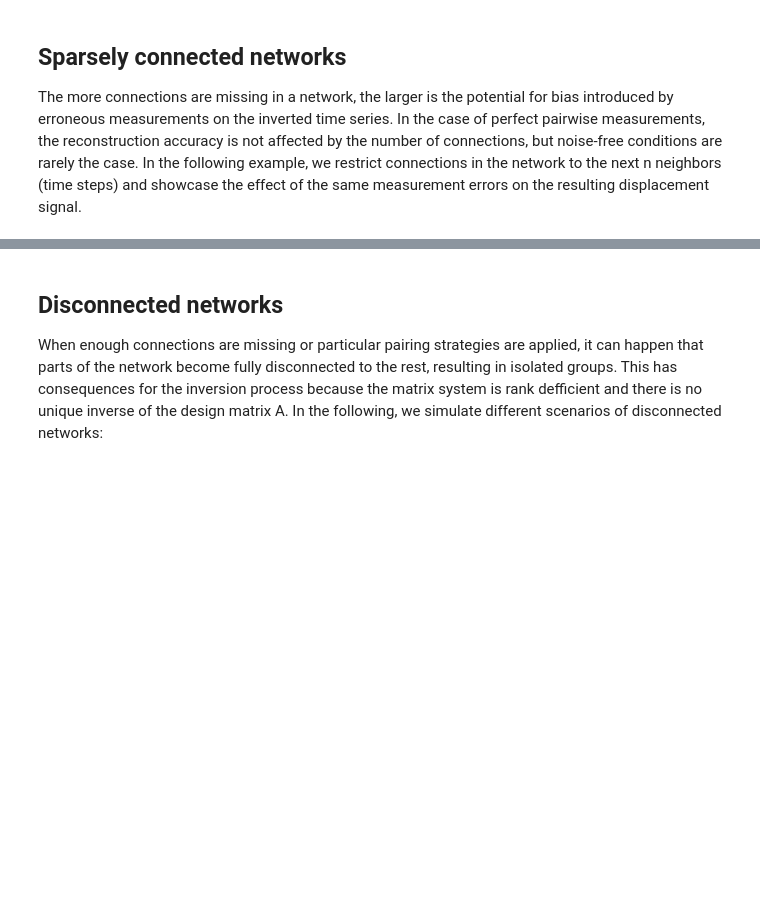
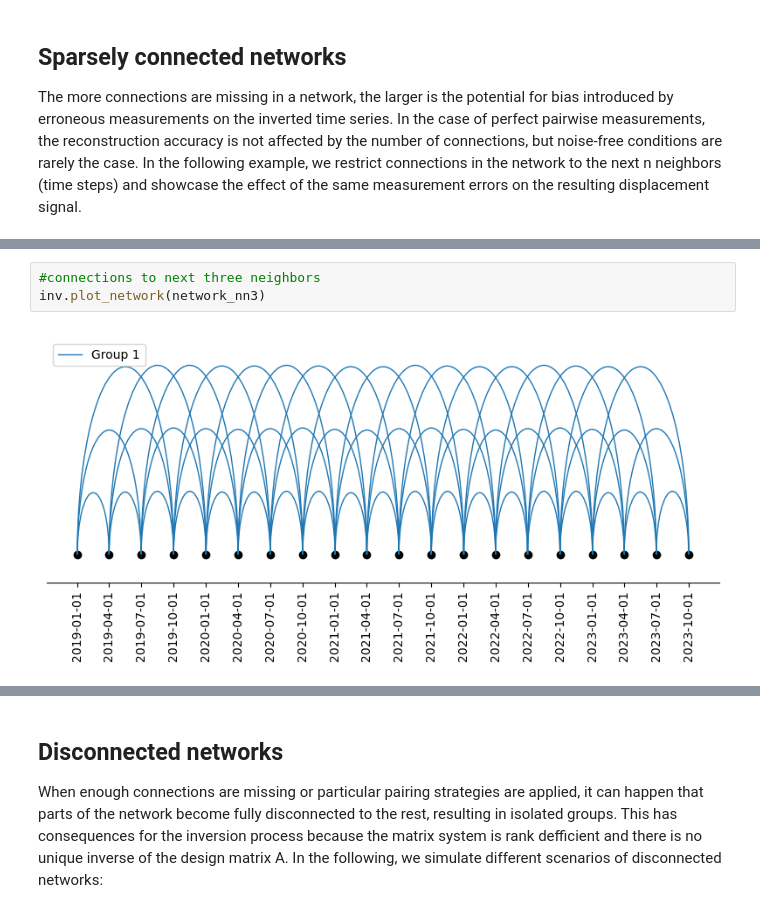
Before and after one commit to UP-RS-ESP/timeseries_inversion, a Jupyter notebook: timeseries_inversion_sparse_and_disconnected_networks.ipynb, the cells around one changed output, grey strips where cells are left out. Cells and saved outputs as stored; diff of their text form; blank space fills up the shorter version.

```diff
--- a/timeseries_inversion_sparse_and_disconnected_networks.ipynb
+++ b/timeseries_inversion_sparse_and_disconnected_networks.ipynb
@@ -85,0 +78,5 @@ Number of disconnected groups in network: 1
+# %%
+#connections to next three neighbors
+inv.plot_network(network_nn3)
+# %% [output]
+[figure, added]
```
Also changed, not shown: parts of 6 cells of this notebook, 4 other files.
